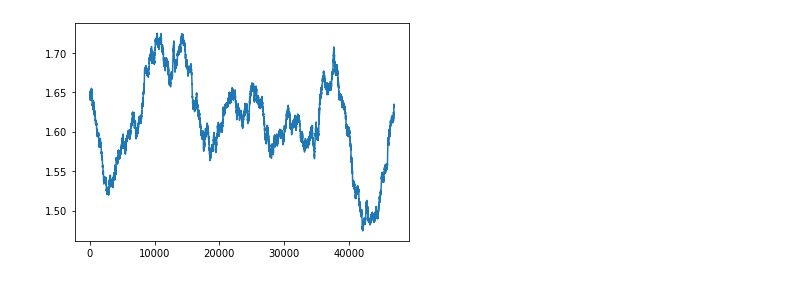
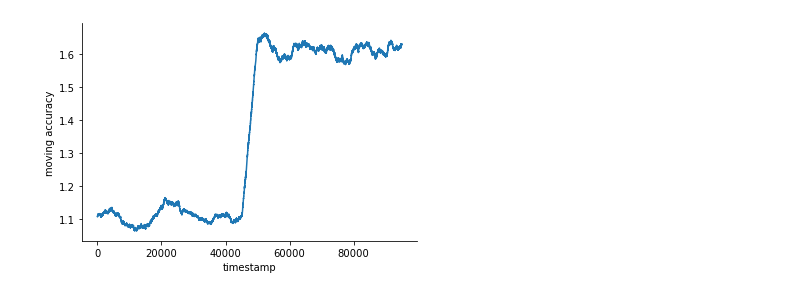
Before and after one commit to aangelopoulos/conformal-prediction, a Jupyter notebook: notebooks/weather-time-series-distribution-shift.ipynb, the cells around one changed output. Drawn from its saved outputs; the diff is of its cells as text; code cells hidden in the pictures.

Commit message:
[weather time-series example complete]

```diff
--- a/notebooks/weather-time-series-distribution-shift.ipynb
+++ b/notebooks/weather-time-series-distribution-shift.ipynb
@@ -8,34 +8,35 @@ import seaborn as sns
 from tqdm import tqdm
 from scipy.optimize import brentq
 # %%
-# Load cached data
+# Load cached data from Shifts (Yandex Weather Prediction). See https://github.com/Shifts-Project/shifts for details.
+# The data has a change point halfway through.
 data = np.load('../data/weather/weather-catboost.npz')
-preds = data['preds']
-temperatures = data['temperatures'] # Temperature (degrees Celsius)
-times = data['times'] # Times
-
-# Only take the out-of-distribution data
-n_total = preds.shape[1]
-preds = preds[:,n_total//2:,:]
-temperatures = temperatures[n_total//2:]
-times = times[n_total//2:]
+preds = data['preds'][:,::1,:]
+temperatures = data['temperatures'][::1] # Temperature (degrees Celsius)
+times = data['times'][::1] # Times
 
 pred_mean = preds[:,:,0].mean(axis=0)
 pred_uncertainty = preds[:,:,1].mean(axis=0)
 
 # Visualize the average accuracy
 def moving_average(x, w):
     return np.convolve(x, np.ones(w), 'valid') / w
 
 sort_idx = np.argsort(times)
+pred_mean = pred_mean[sort_idx]
+temperatures = temperatures[sort_idx]
+times = times[sort_idx]
 
-accuracy_over_time = moving_average(np.abs(pred_mean[sort_idx]-temperatures[sort_idx]), 3000)
+accuracy_over_time = moving_average(np.abs(pred_mean[sort_idx]-temperatures[sort_idx]), 5000)
 
 
 plt.plot(np.arange(accuracy_over_time.shape[0]), accuracy_over_time)
+plt.xlabel('timestamp')
+plt.ylabel('moving accuracy')
+sns.despine(top=True,right=True)
 plt.show()
 # %% [output]
-[figure, old version]
+[figure, new version]
 # %%
 # Problem setup
 alpha = 0.1 # 1-alpha is the desired coverage
```
Also changed, not shown: parts of 7 cells of this notebook.
